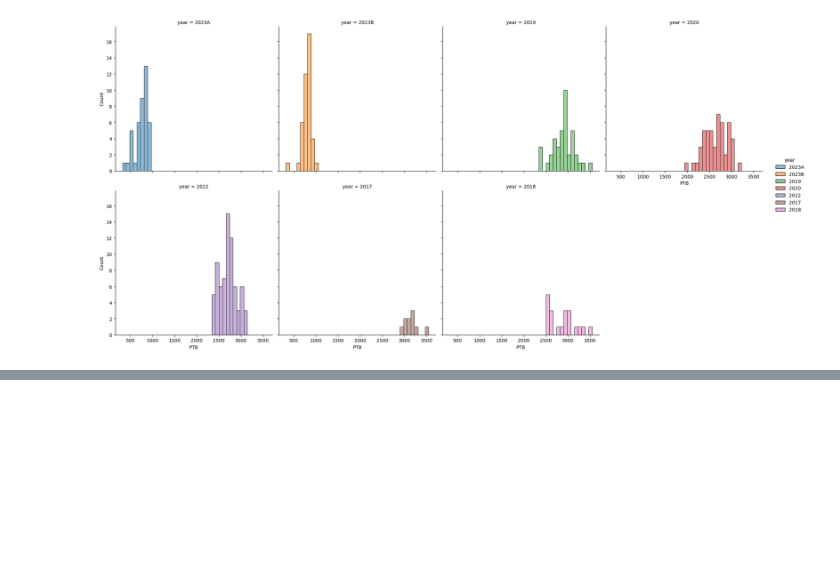
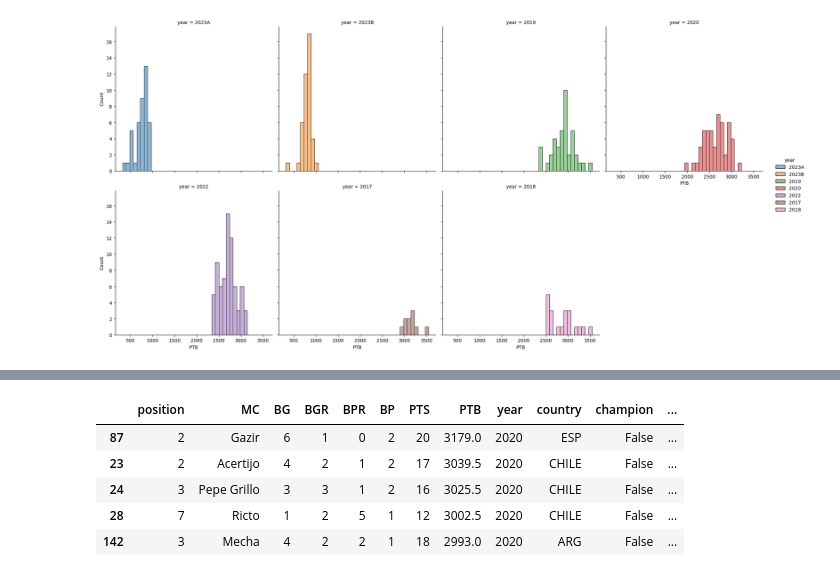
Before and after one commit to Void-CA/FMS, a Jupyter notebook: notebooks/eda.ipynb, the cells around one changed output, grey strips where cells are left out. Cells and saved outputs as stored; diff of their text form; code cells hidden in the pictures; blank space fills up the shorter version.

```diff
--- a/notebooks/eda.ipynb
+++ b/notebooks/eda.ipynb
@@ -138,0 +179,9 @@ No es normal la distribución
+# %%
+fms_scaled.query("year == '2020'").sort_values("PTB_scaled",ascending=False).head(5)
+# %% [output]
+|  | position | MC | BG | BGR | BPR | BP | PTS | PTB | year | country | champion | ... |
+| 87 | 2 | Gazir | 6 | 1 | 0 | 2 | 20 | 3179.0 | 2020 | ESP | False | ... |
+| 23 | 2 | Acertijo | 4 | 2 | 1 | 2 | 17 | 3039.5 | 2020 | CHILE | False | ... |
+| 24 | 3 | Pepe Grillo | 3 | 3 | 1 | 2 | 16 | 3025.5 | 2020 | CHILE | False | ... |
+| 28 | 7 | Ricto | 1 | 2 | 5 | 1 | 12 | 3002.5 | 2020 | CHILE | False | ... |
+| 142 | 3 | Mecha | 4 | 2 | 2 | 1 | 18 | 2993.0 | 2020 | ARG | False | ... |
```
Also changed, not shown: parts of 4 cells of this notebook, 1 other file.
